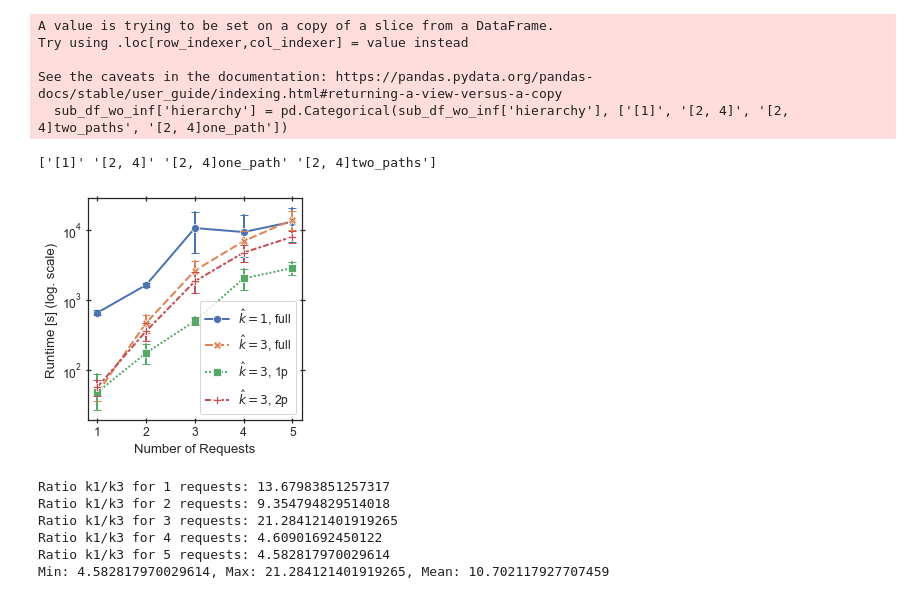
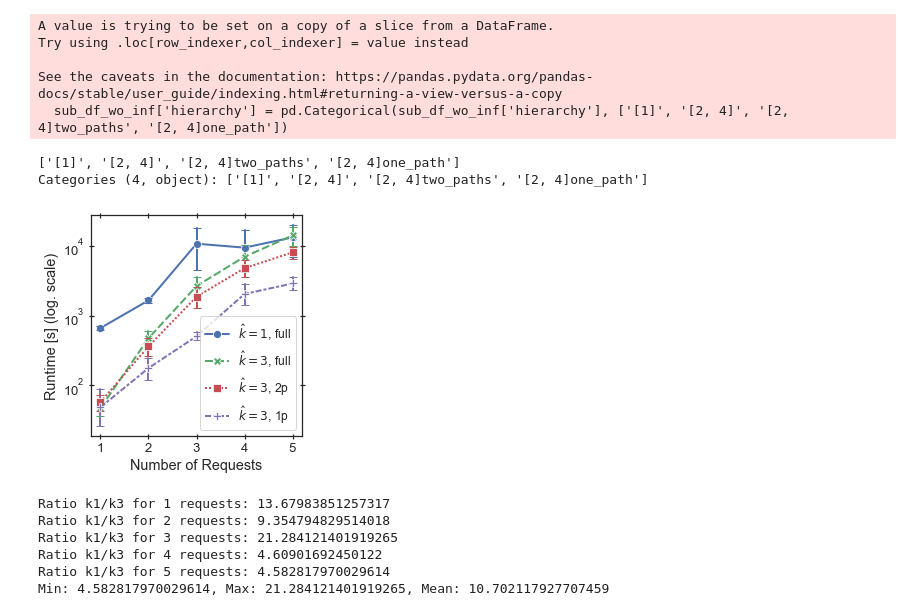
Before and after one commit to CN-UPB/hierarchical-coordination, a Jupyter notebook: eval/research_q_3.ipynb, the cells around one changed output. Drawn from its saved outputs; the diff is of its cells as text; code cells hidden in the pictures.

Commit message:
fine-tuned eval plots

```diff
--- a/eval/research_q_3.ipynb
+++ b/eval/research_q_3.ipynb
@@ -74,35 +74,42 @@ def analyze_ratio(metric, k1_by_k3=False):
         ratios.append(ratio)
 
     print(f'Min: {min(ratios)}, Max: {max(ratios)}, Mean: {np.mean(ratios)}')
+# %%
+# remove 2nd color from color palette which is used by k=2 in other plots
+my_palette = sns.color_palette()
+removed_color = my_palette.pop(1)
+# and reduce to length 4 since I only have 4 lines (longer throws an error)
+my_palette = my_palette[:4]
 # %%
 # sns_plot = sns.relplot(data=sub_df_wo_inf, x="request_count", markers=True, y="runtime", style="hierarchy", kind="line", legend='full')
 # sns_plot.set(xlabel='Amount of VNF requests', ylabel='Runtime in ms [log]')
 # ax = sns_plot.axes[0][0]
 # ax.set_yscale("log")
 # # plt.legend(title='Approach', loc='lower right', labels=['Baseline', '[1, 2, 4] adv. all paths', '[1, 2, 4] adv. one path' , '[1, 2, 4] adv. two paths'])
 # sns_plot.savefig("final_figs_3/final_runtimes_24.pdf")
 
 def plot_runtime(df):
     fig, ax = plt.subplots(figsize=(4, 4))
     sns.set(font_scale=1.1, style='white', rc={'lines.linewidth': 2})
 
     print(df['hierarchy'].unique())
     sns.lineplot(df['request_count'], df['runtime'] / 1000, hue=df['hierarchy'], style=df['hierarchy'], markers=True, markersize=8, legend=False,
-                err_style='bars', err_kws={'capsize': 4})
+                err_style='bars', err_kws={'capsize': 4}, palette=my_palette)
 
     ax.set_xlabel('Number of Requests')
     ax.set_ylabel('Runtime [s] (log. scale)')
     ax.set_yscale('log')
     ax.tick_params(axis='both', direction='inout', length=5, bottom=True, left=True, right=True, top=True)
     plt.legend(labels=mapped_labels(df['hierarchy'].unique()))
 
     plt.tight_layout()
     fig.savefig('final_figs/adv_runtime.pdf')
 
 plot_runtime(sub_df_wo_inf)
 # %% [output]
-['[1]' '[2, 4]' '[2, 4]one_path' '[2, 4]two_paths']
+['[1]', '[2, 4]', '[2, 4]two_paths', '[2, 4]one_path']
+Categories (4, object): ['[1]', '[2, 4]', '[2, 4]two_paths', '[2, 4]one_path']
-[figure, old version]
+[figure, new version]
 # %%
 analyze_ratio('runtime', k1_by_k3=True)
 # %% [output]
```
Also changed, not shown: parts of 2 cells of this notebook, 3 other files.
